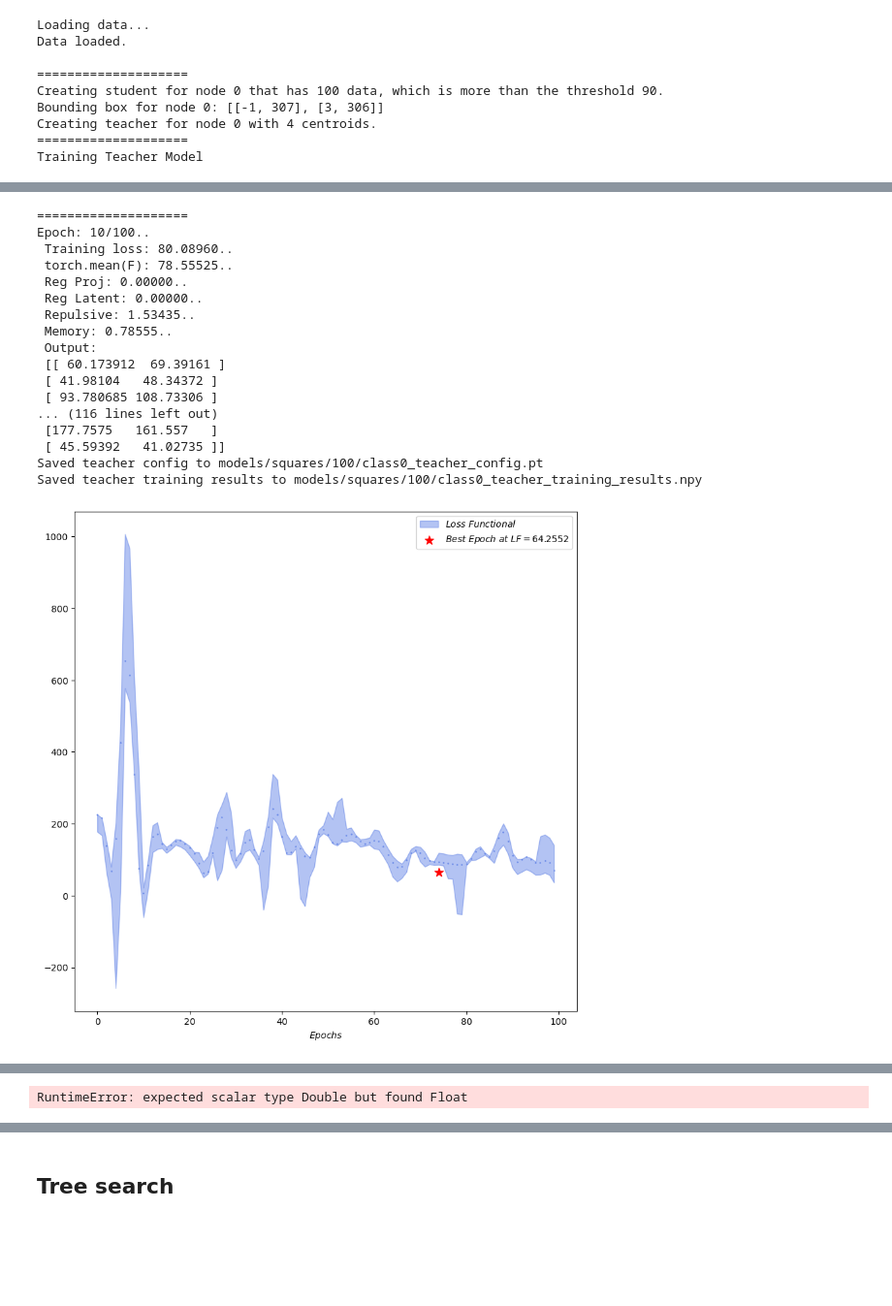
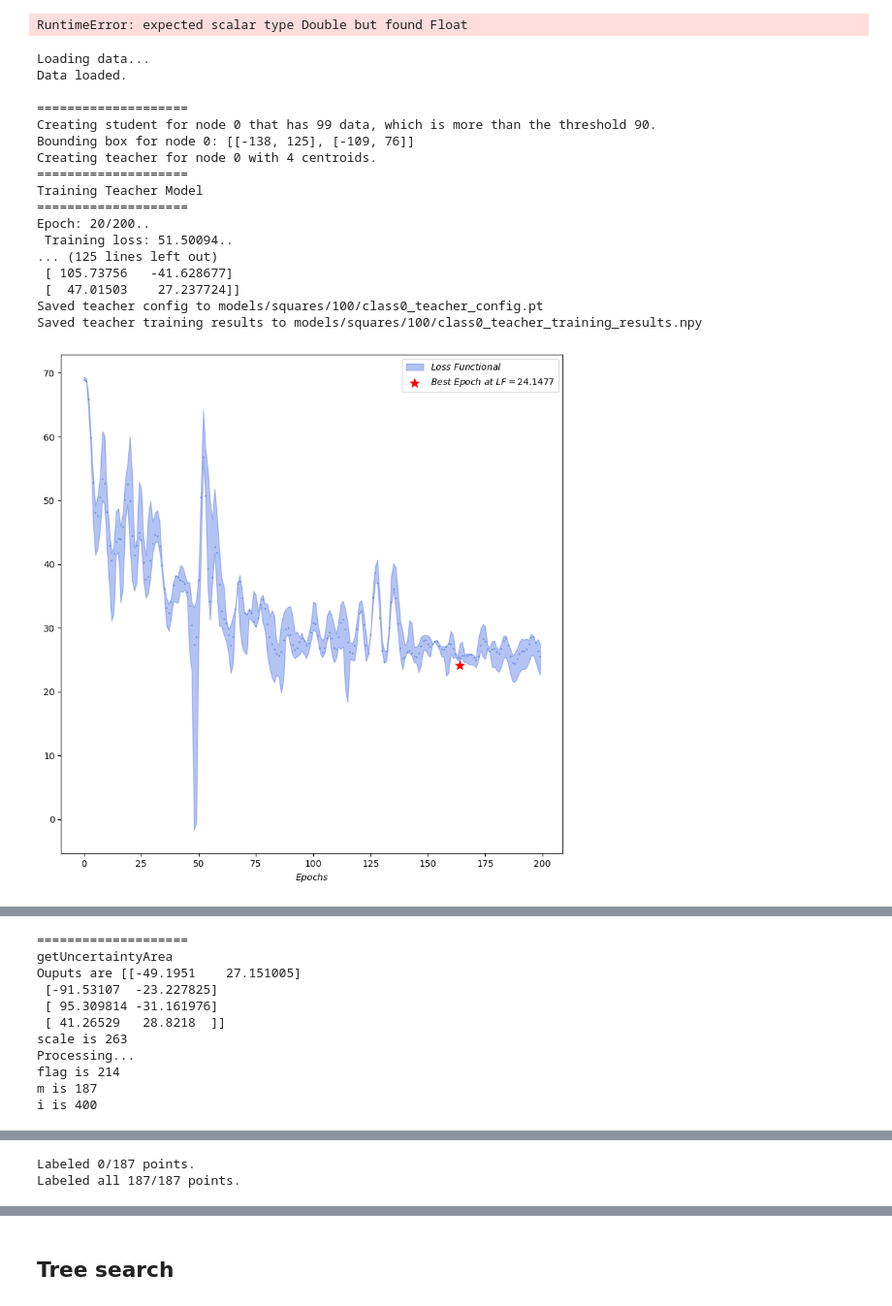
Before and after one commit to PRigas96/GeoCluster, a Jupyter notebook: class.ipynb, the cells around one changed output, grey strips where cells are left out. Shown at 97% size. Drawn from its saved outputs; the diff is of its cells as text; code cells hidden in the pictures; blank space fills up the shorter version.

```diff
--- a/class.ipynb
+++ b/class.ipynb
@@ -135,3 +333,7 @@ array([209,  26, 229, 216,  97,  53, 235, 201, 160,  35, 172, 122, 138,
+# %%
+loss_functional(best_outputs, data, best_model)
+# %% [output]
+RuntimeError: expected scalar type Double but found Float
 # %%
 import torch
 from src.k_tree import Ktree
@@ -140,53 +342,62 @@ from src.utils.data import loadData
 device = torch.device("cuda:0" if torch.cuda.is_available() else "cpu")
 device = "cpu"
 data, _ = loadData(100)
-#data = squares
+data = squares
 
 
 #data = rects
-learning_rate = 1e-2 # 1e-2, 5e-3
+learning_rate = 5e-3 # 1e-2, 5e-3
 k = 4
 teacher_args = {
     "optimizer_lr": learning_rate,
-    "epochs": 100, # 300
+    "epochs": 200, # 300
     "times": 10,
-    "alpha": 1, # 5 , 10
+    "alpha": 0, # 5 , 10
     "beta": 0, # 5
-    "gamma": 0.1,
-    "delta": 1,
-    "f_clk": 1000,
+    "gamma": 0,
+    "delta": 0.1,
+    "f_clk": 20,
     "scale": 1,
     "number_of_centroids": k,
-    "latent_size": 30,
-    "encoder_width": 30,
-    "encoder_depth": 2,
+    "latent_size": 400,
+    "encoder_activation": False,
+    "encoder_depth": 3,
     "predictor_width": k*100,
     "predictor_depth": 3,
 }
 n = 20
 un_args = {
     "N": n,
     "M": n**2-1, # 10000 - 1
     "epsilon": 0.14 # here a layer value should be somehow included. As layers get denser  epilson should be smaller
 }
 student_args = {
     "optimizer_lr": 5e-3,
     "epochs": 2000, # 30000, 2000
     "width": 200,
     "depth": 5,
 }
 
 stop_criterion = 0.1*k*len(data) if len(data) > 500 else 100
 thresshold = 90
 ktree = Ktree(thresshold, data, teacher_args, un_args, student_args)
 ktree.create_tree(save_path_prefix="models/squares/100/class", plot=True)
 # %% [output]
 Loading data...
 Data loaded.
 
 ====================
-Creating student for node 0 that has 100 data, which is more than the threshold 90.
-Bounding box for node 0: [[-1, 307], [3, 306]]
+Creating student for node 0 that has 99 data, which is more than the threshold 90.
+Bounding box for node 0: [[-138, 125], [-109, 76]]
 Creating teacher for node 0 with 4 centroids.
 ====================
 Training Teacher Model
+====================
+Epoch: 20/200..
+ Training loss: 51.50094..
+... (125 lines left out)
+ [ 105.73756   -41.628677]
+ [  47.01503    27.237724]]
+Saved teacher config to models/squares/100/class0_teacher_config.pt
+Saved teacher training results to models/squares/100/class0_teacher_training_results.npy
+[figure, new version]
@@ -193,18 +405,11 @@ Training Teacher Model
 ====================
-Epoch: 10/100..
- Training loss: 80.08960..
- torch.mean(F): 78.55525..
- Reg Proj: 0.00000..
- Reg Latent: 0.00000..
- Repulsive: 1.53435..
- Memory: 0.78555..
- Output:
- [[ 60.173912  69.39161 ]
- [ 41.98104   48.34372 ]
- [ 93.780685 108.73306 ]
-... (116 lines left out)
- [177.7575   161.557   ]
- [ 45.59392   41.02735 ]]
-Saved teacher config to models/squares/100/class0_teacher_config.pt
-Saved teacher training results to models/squares/100/class0_teacher_training_results.npy
+getUncertaintyArea
+Ouputs are [[-49.1951    27.151005]
+ [-91.53107  -23.227825]
+ [ 95.309814 -31.161976]
+ [ 41.26529   28.8218  ]]
+scale is 263
+Processing...
+flag is 214
+m is 187
+i is 400
-[figure, old version]
@@ -211 +417,2 @@ Saved teacher training results to models/squares/100/class0_teacher_training_res
-RuntimeError: expected scalar type Double but found Float
+Labeled 0/187 points.
+Labeled all 187/187 points.
```
Also changed, not shown: parts of 21 cells of this notebook, 6 other files.
